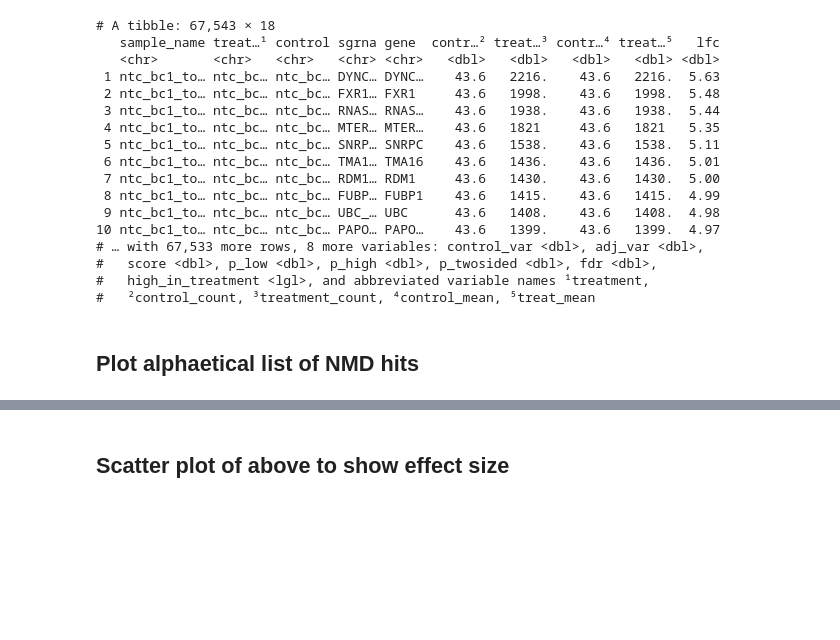
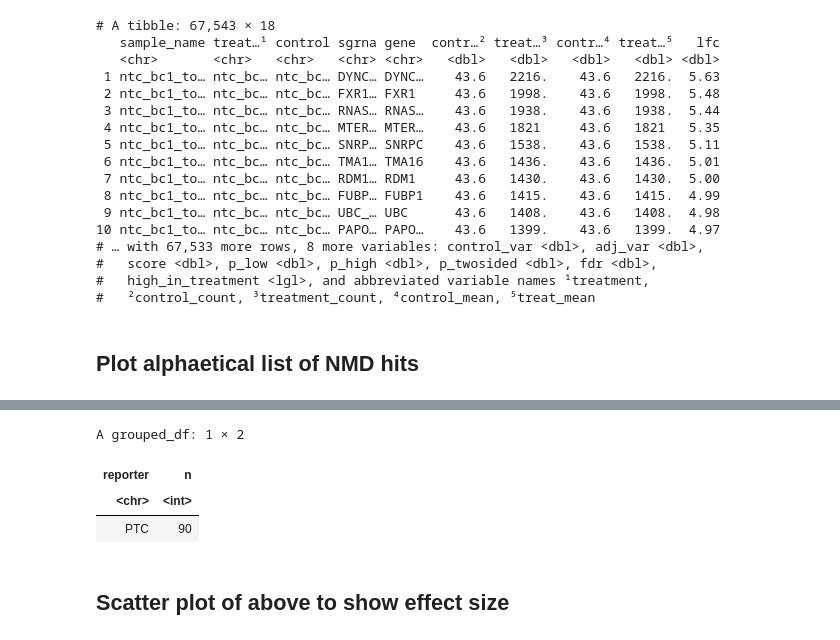
Before and after one commit to rasilab/nugent_2024, a Jupyter notebook: analysis/barcodeseq/rbp_barcode_screens/scripts/plot_nmd_results.ipynb, the cells around one changed output, grey strips where cells are left out. Drawn from its saved outputs; the diff is of its cells as text; code cells hidden in the pictures; blank space fills up the shorter version.

```diff
--- a/analysis/barcodeseq/rbp_barcode_screens/scripts/plot_nmd_results.ipynb
+++ b/analysis/barcodeseq/rbp_barcode_screens/scripts/plot_nmd_results.ipynb
@@ -200,3 +199,13 @@ ggsave("../figures/nmd_alphabetic.pdf", width = 6, height = 4, units = "in")
+# %%
+plot_data  %>%
+  filter(pos_fdr <= fdr_cutoff) %>%
+  group_by(reporter) %>%
+  count()
+# %% [output]
+A grouped_df: 1 × 2
+| reporter | n |
+| <chr> | <int> |
+| PTC | 90 |
 # %% [markdown]
 ## Scatter plot of above to show effect size
 # %%
```
Also changed, not shown: parts of 6 cells of this notebook, 23 other files.
